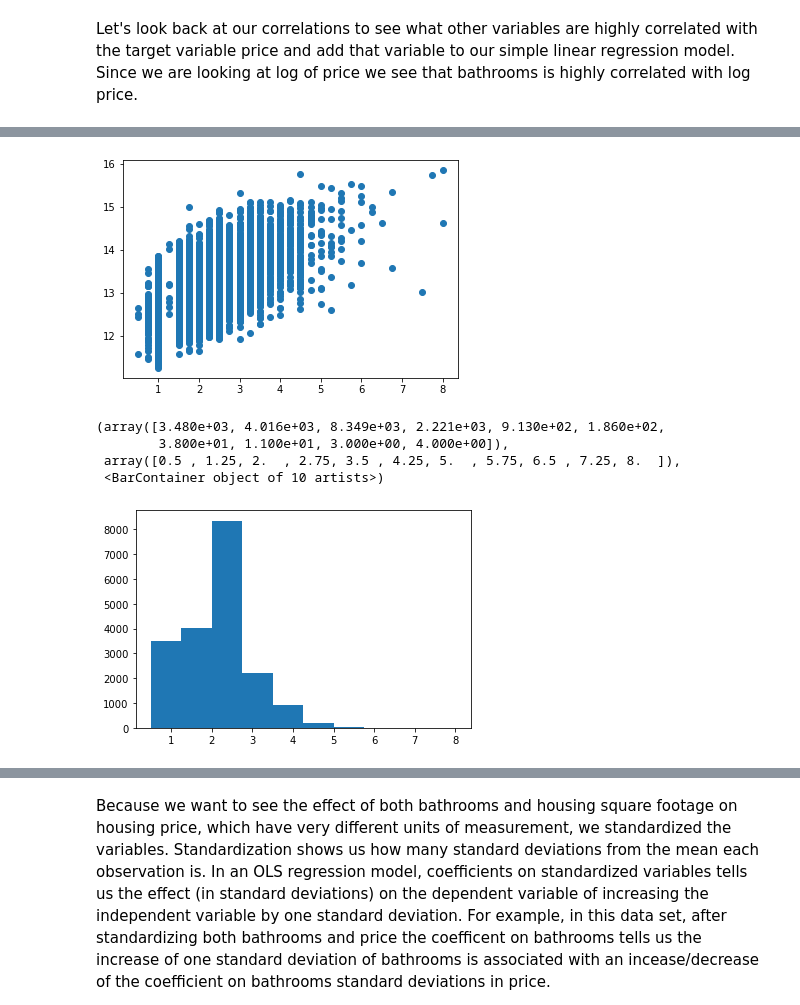
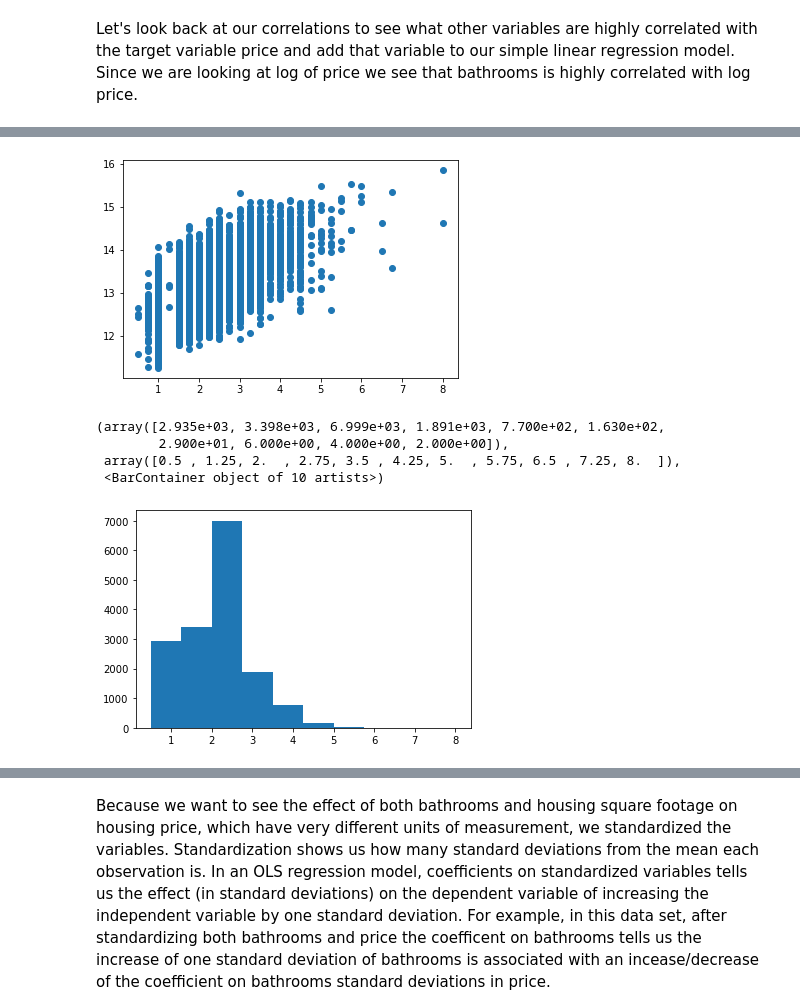
Before and after one commit to mboland23/dsc-phase-2-project-v2-3, a Jupyter notebook: Meg_Working_Notebook.ipynb, the cells around one changed output, grey strips where cells are left out. Cells and saved outputs as stored; diff of their text form; code cells hidden in the pictures.

Commit message:
Finished modeling, picked best model, test data r2

```diff
--- a/Meg_Working_Notebook.ipynb
+++ b/Meg_Working_Notebook.ipynb
@@ -506,0 +520,5 @@ Name: waterfront, dtype: int64
+# %%
+#Seperate the two data sets: train and test and ensure there are the same amount of observations
+X_train, X_test, y_train, y_test = train_test_split(X, y, random_state = 42)
+print(f"X_train is a DataFrame with {X_train.shape[0]} rows and {X_train.shape[1]} columns")
+print(f"y_train is a Series with {y_train.shape[0]} values")
@@ -506,0 +543,4 @@ Name: waterfront, dtype: int64
+# %%
+#Create dummy regressor based on mean. This regressor is our "baseline" and is the most basic model.
+lr_dummy_regressor = DummyRegressor(strategy ='mean')
+lr_dummy_regressor.fit(X_train, y_train)
@@ -582 +646,4 @@ housing_df["log_price"] = np.log(housing_df["price"])
+# %%
+#Create new y_train_log variable that takes the log of y_train
+y_train_log = np.log(y_train)
 # %%
@@ -624,0 +690,3 @@ plt.scatter(housing_df["logged_sqft_living"], housing_df["log_price"]);
+# %%
+# Create new variable log_sqft_living that is the log of sqft_living
+X_train["log_sqft_living"] = np.log(X_train["sqft_living"])
@@ -715,12 +769,12 @@ housing_df.corr()
 # %%
-plt.scatter(housing_df["bathrooms"], housing_df["log_price"]);
+plt.scatter(X_train["bathrooms"], y_train_log);
 # %% [output]
-[figure, old version]
+[figure, new version]
 # %%
-plt.hist(housing_df["bathrooms"])
+plt.hist(X_train["bathrooms"])
 # %% [output]
-(array([3.480e+03, 4.016e+03, 8.349e+03, 2.221e+03, 9.130e+02, 1.860e+02,
-        3.800e+01, 1.100e+01, 3.000e+00, 4.000e+00]),
+(array([2.935e+03, 3.398e+03, 6.999e+03, 1.891e+03, 7.700e+02, 1.630e+02,
+        2.900e+01, 6.000e+00, 4.000e+00, 2.000e+00]),
  array([0.5 , 1.25, 2.  , 2.75, 3.5 , 4.25, 5.  , 5.75, 6.5 , 7.25, 8.  ]),
  <BarContainer object of 10 artists>)
-[figure, old version]
+[figure, new version]
```
Also changed, not shown: parts of 95 cells of this notebook.
